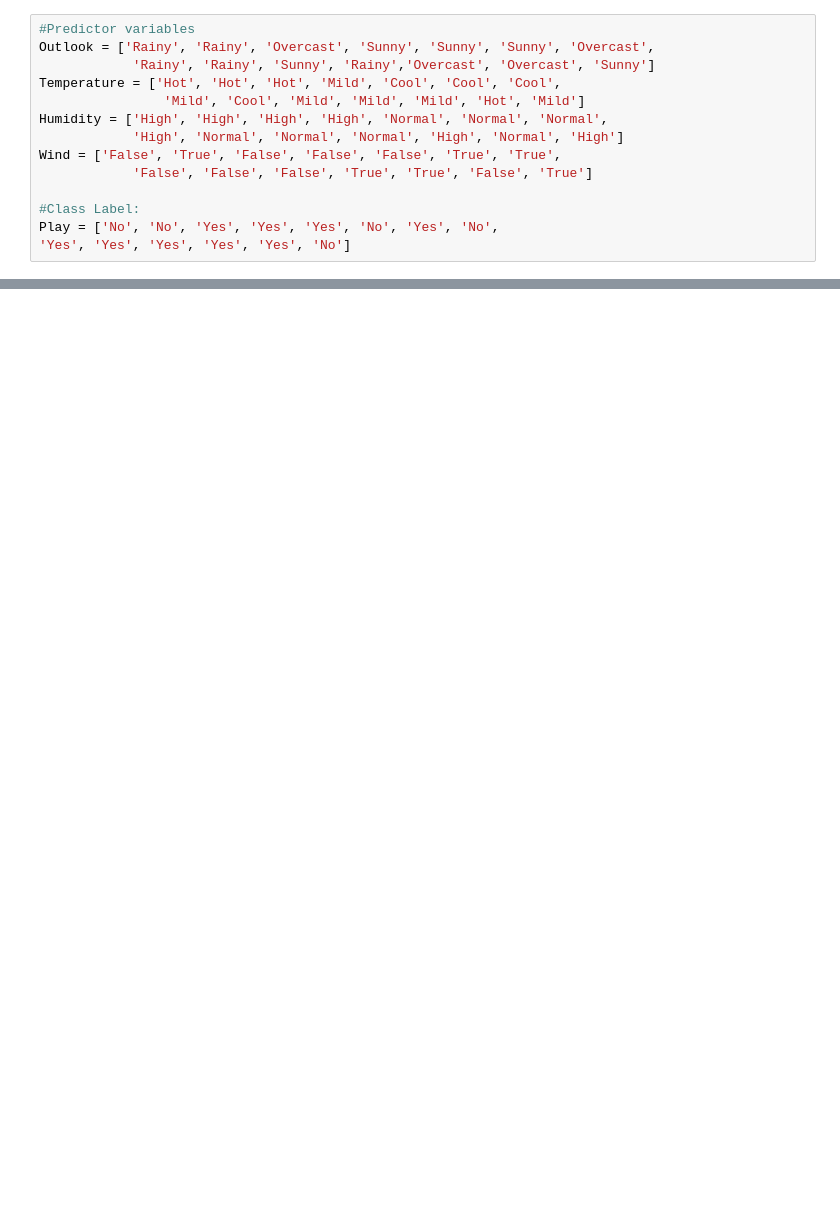
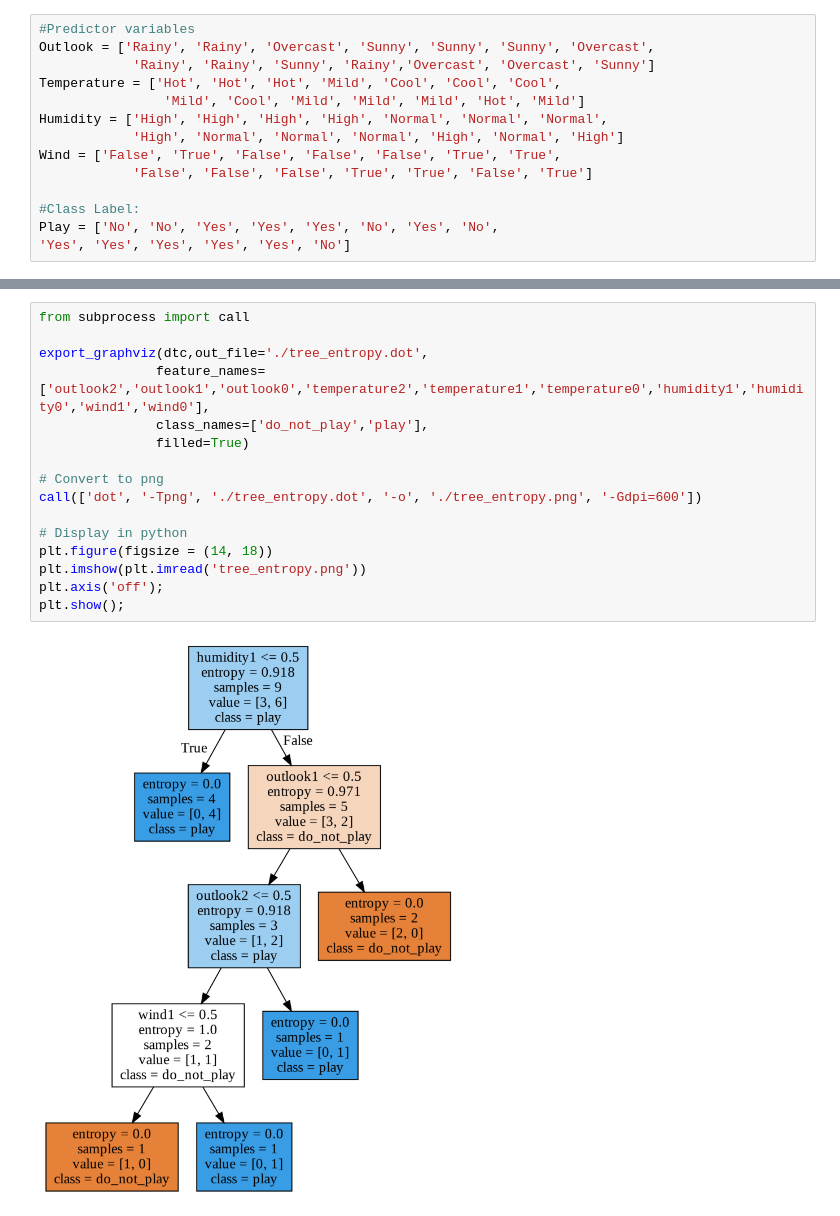
Before and after one commit to dhiraj-01/047_Dhiraj_Govindvira, a Jupyter notebook: Lab4/lab4_1.ipynb, the cells around one changed output, grey strips where cells are left out. Drawn from its saved outputs; the diff is of its cells as text; blank space fills up the shorter version.

```diff
--- a/Lab4/lab4_1.ipynb
+++ b/Lab4/lab4_1.ipynb
@@ -131,0 +147,18 @@ weighted avg       0.44      0.67      0.53         3
+# %%
+from subprocess import call
+
+export_graphviz(dtc,out_file='./tree_entropy.dot',
+               feature_names=['outlook2','outlook1','outlook0','temperature2','temperature1','temperature0','humidity1','humidity0','wind1','wind0'],
+               class_names=['do_not_play','play'],
+               filled=True)
+
+# Convert to png
+call(['dot', '-Tpng', './tree_entropy.dot', '-o', './tree_entropy.png', '-Gdpi=600'])
+
+# Display in python
+plt.figure(figsize = (14, 18))
+plt.imshow(plt.imread('tree_entropy.png'))
+plt.axis('off');
+plt.show();
+# %% [output]
+[figure, added]
```
Also changed, not shown: parts of 15 cells of this notebook, 1 other file.
